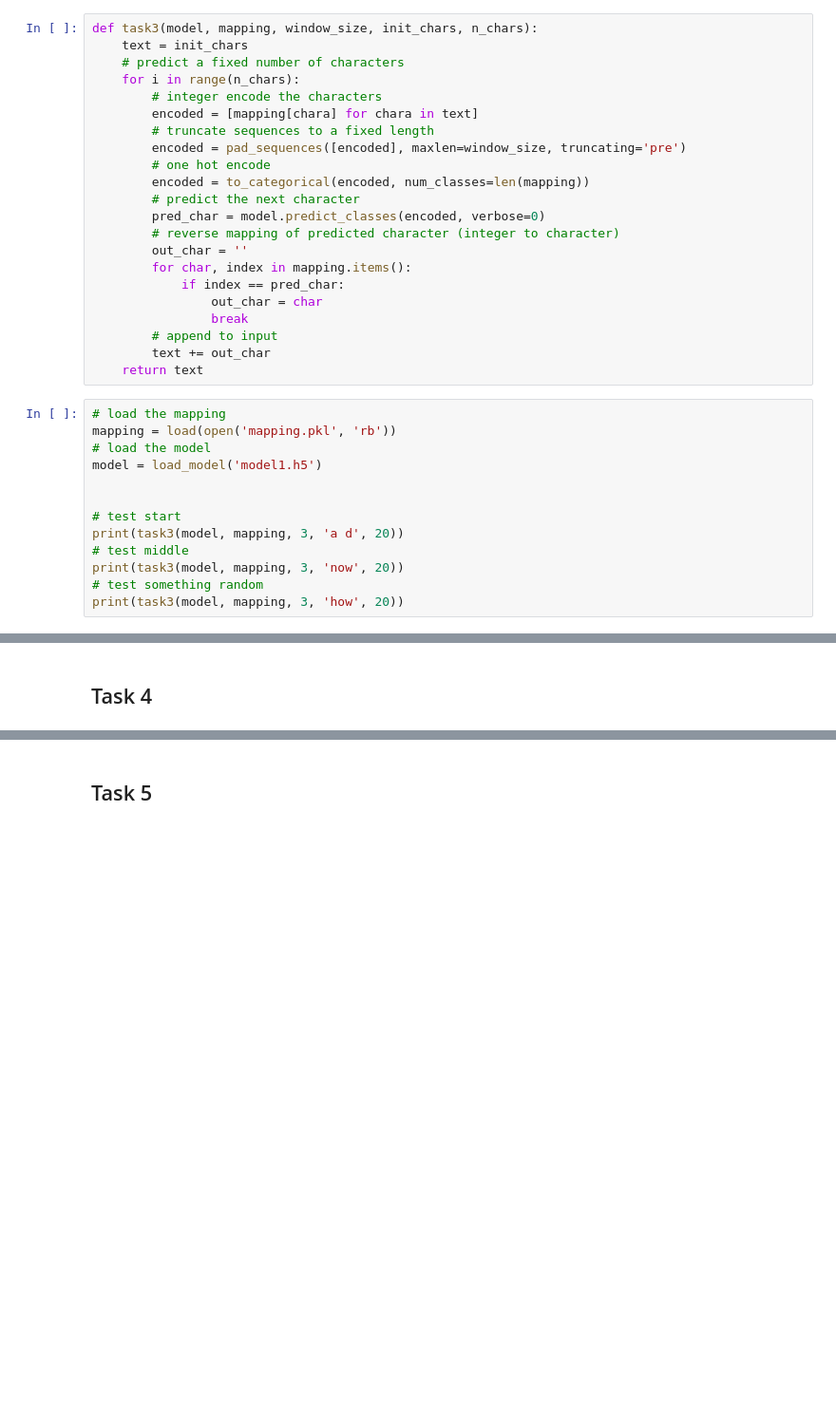
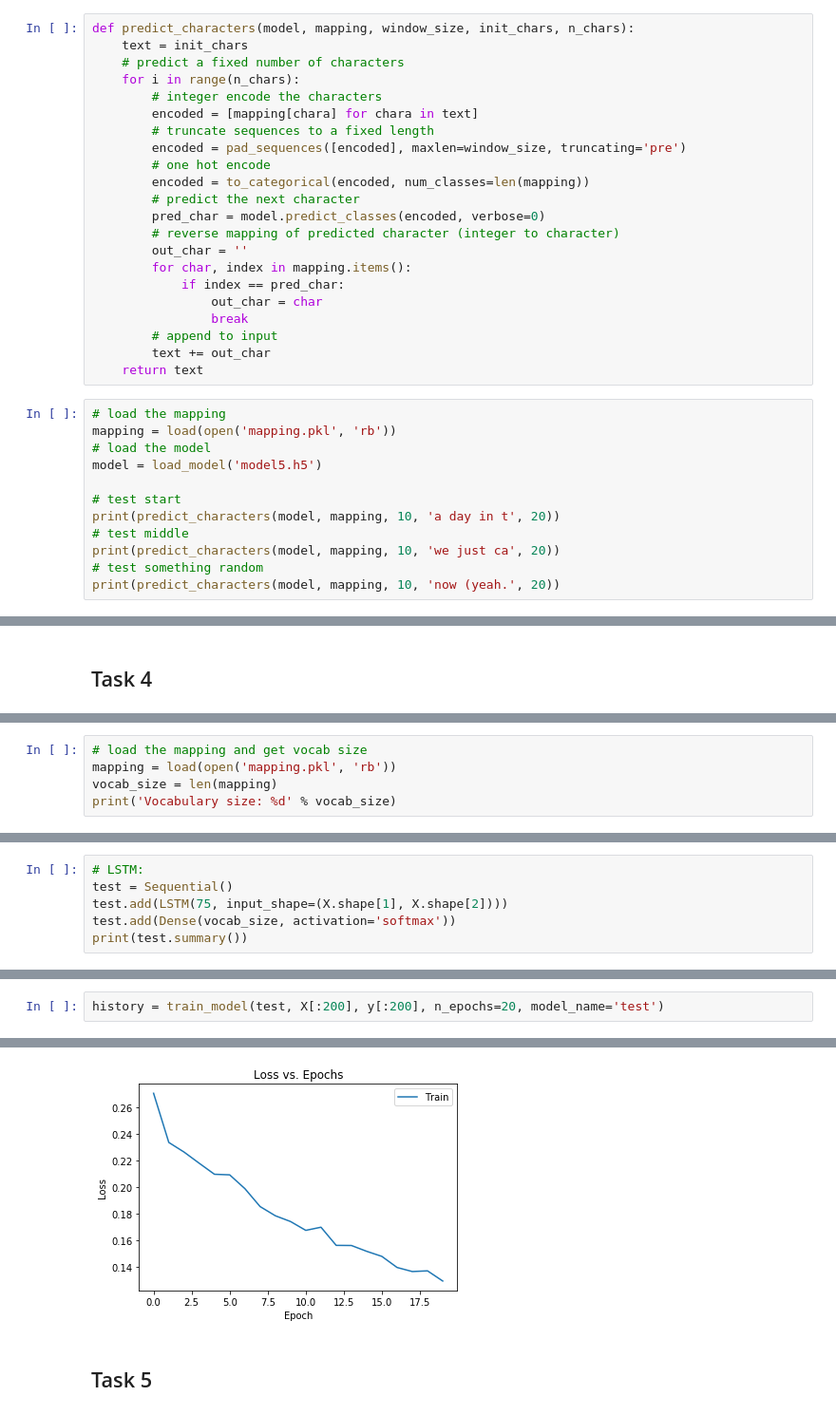
Before and after one commit to cmetzner93/DeepLearning_Project4, a Jupyter notebook: project_4.ipynb, the cells around one changed output, grey strips where cells are left out. Shown: that part at 95% size. Drawn from its saved outputs; the diff is of its cells as text; blank space fills up the shorter version.

Commit message:
all tasks implemented

```diff
--- a/project_4.ipynb
+++ b/project_4.ipynb
@@ -90,7 +91,7 @@ X shape: (41686, 3, 48) and y shape: (41686, 48)
 # %% [markdown]
 ## Task 3
 # %%
-def task3(model, mapping, window_size, init_chars, n_chars):
+def predict_characters(model, mapping, window_size, init_chars, n_chars):
     text = init_chars
     # predict a fixed number of characters
     for i in range(n_chars):
@@ -115,13 +116,12 @@ def task3(model, mapping, window_size, init_chars, n_chars):
 # load the mapping
 mapping = load(open('mapping.pkl', 'rb'))
 # load the model
-model = load_model('model1.h5')
-
+model = load_model('model5.h5')
 
 # test start
-print(task3(model, mapping, 3, 'a d', 20))
+print(predict_characters(model, mapping, 10, 'a day in t', 20))
 # test middle
-print(task3(model, mapping, 3, 'now', 20))
+print(predict_characters(model, mapping, 10, 'we just ca', 20))
 # test something random
-print(task3(model, mapping, 3, 'how', 20))
+print(predict_characters(model, mapping, 10, 'now (yeah.', 20))
 # %% [output]
@@ -199,0 +188,5 @@ def task4(model, X, y, n_epochs=100):
+# %%
+# load the mapping and get vocab size
+mapping = load(open('mapping.pkl', 'rb'))
+vocab_size = len(mapping)
+print('Vocabulary size: %d' % vocab_size)
@@ -199,0 +195,6 @@ def task4(model, X, y, n_epochs=100):
+# %%
+# LSTM:
+test = Sequential()
+test.add(LSTM(75, input_shape=(X.shape[1], X.shape[2])))
+test.add(Dense(vocab_size, activation='softmax'))
+print(test.summary())
@@ -199,0 +215,3 @@ def task4(model, X, y, n_epochs=100):
+# %%
+history = train_model(test, X[:200], y[:200], n_epochs=20, model_name='test')
+# %% [output]
@@ -200,2 +235,3 @@ def task4(model, X, y, n_epochs=100):
+[figure, added]
 # %% [markdown]
 ## Task 5
```
Also changed, not shown: parts of 29 cells of this notebook, 8 other files.
